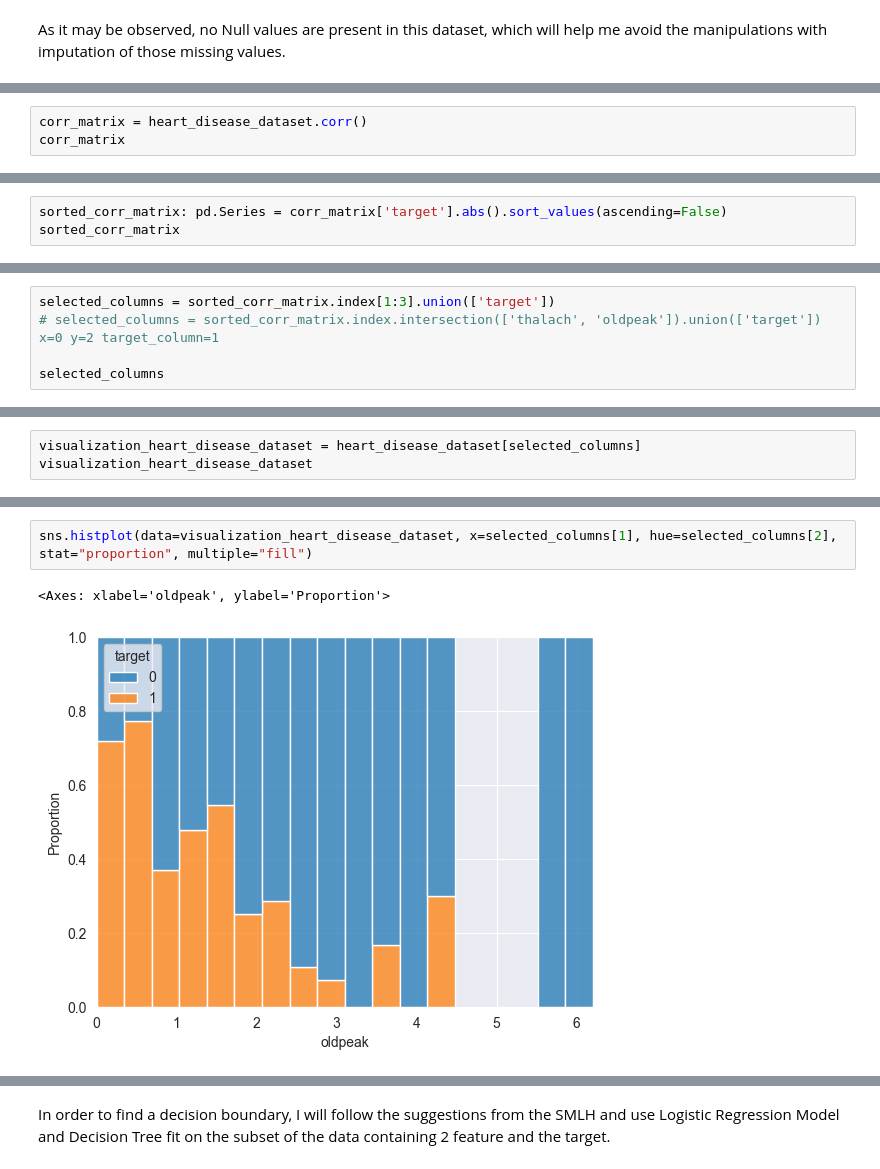
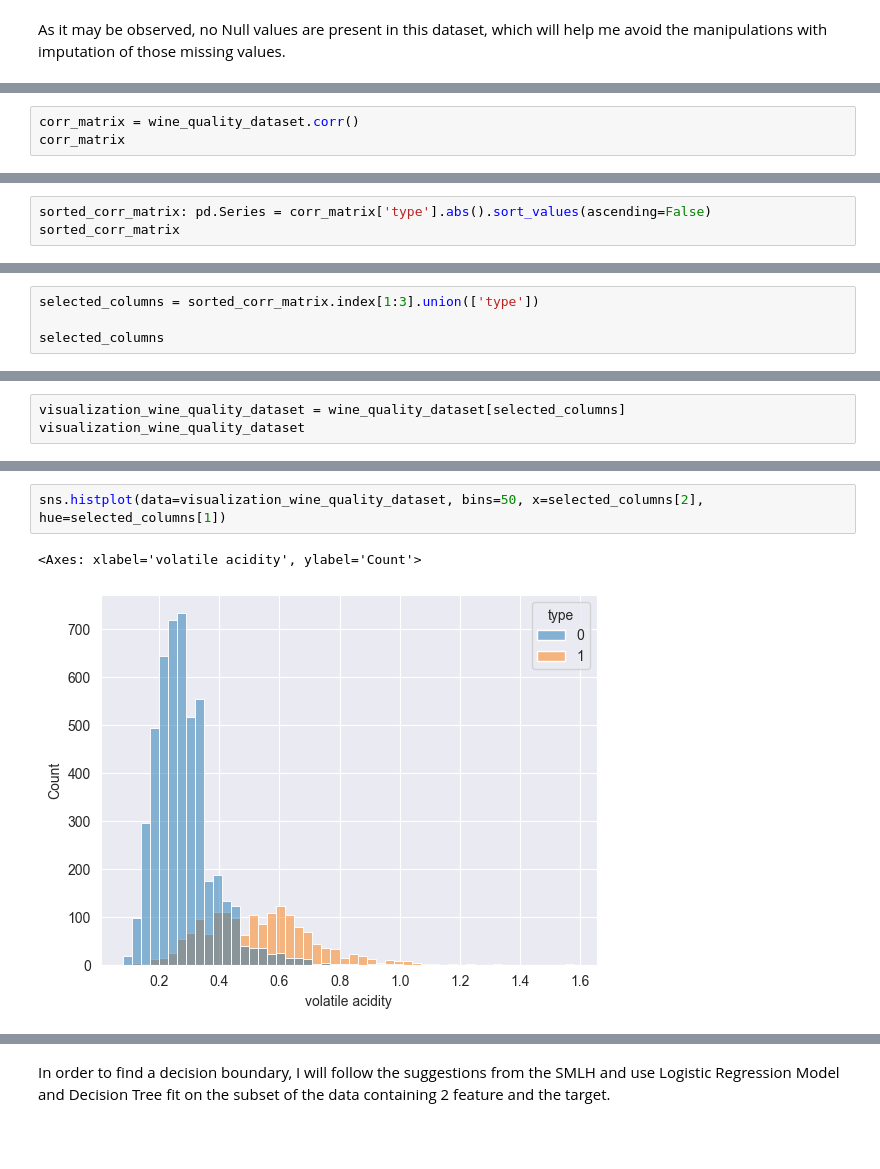
Before and after one commit to Ghenntoggy1/Sigmoid-ML-Tasks, a Jupyter notebook: Homework_7_Decision_Tree_Random_Forest/Homework_7_Decision_Tree.ipynb, the cells around one changed output, grey strips where cells are left out. Cells and saved outputs as stored; diff of their text form; blank space fills up the shorter version.

Commit message:
feat: Modify dataset - to Wine Quality

```diff
--- a/Homework_7_Decision_Tree_Random_Forest/Homework_7_Decision_Tree.ipynb
+++ b/Homework_7_Decision_Tree_Random_Forest/Homework_7_Decision_Tree.ipynb
@@ -103,4 +123,4 @@ As it may be observed, no Null values are present in this dataset, which will he
 # %%
-corr_matrix = heart_disease_dataset.corr()
+corr_matrix = wine_quality_dataset.corr()
 corr_matrix
 # %% [output]
@@ -128,4 +147,4 @@ plt.show()
 # %%
-sorted_corr_matrix: pd.Series = corr_matrix['target'].abs().sort_values(ascending=False)
+sorted_corr_matrix: pd.Series = corr_matrix['type'].abs().sort_values(ascending=False)
 sorted_corr_matrix
 # %% [output]
@@ -147,6 +165,5 @@ Name: target, dtype: float64
 # %%
-selected_columns = sorted_corr_matrix.index[1:3].union(['target'])
-# selected_columns = sorted_corr_matrix.index.intersection(['thalach', 'oldpeak']).union(['target']) x=0 y=2 target_column=1
+selected_columns = sorted_corr_matrix.index[1:3].union(['type'])
 
 selected_columns
 # %% [output]
@@ -154,4 +171,4 @@ Index(['exang', 'oldpeak', 'target'], dtype='object')
 # %%
-visualization_heart_disease_dataset = heart_disease_dataset[selected_columns]
-visualization_heart_disease_dataset
+visualization_wine_quality_dataset = wine_quality_dataset[selected_columns]
+visualization_wine_quality_dataset
 # %% [output]
@@ -204,5 +221,5 @@ Name: target, Length: 1025, dtype: int64
 # %%
-sns.histplot(data=visualization_heart_disease_dataset, x=selected_columns[1], hue=selected_columns[2], stat="proportion", multiple="fill")
+sns.histplot(data=visualization_wine_quality_dataset, bins=50, x=selected_columns[2], hue=selected_columns[1])
 # %% [output]
-<Axes: xlabel='oldpeak', ylabel='Proportion'>
+<Axes: xlabel='volatile acidity', ylabel='Count'>
-[figure, old version]
+[figure, new version]
```
Also changed, not shown: parts of 33 cells of this notebook, 4 other files.
